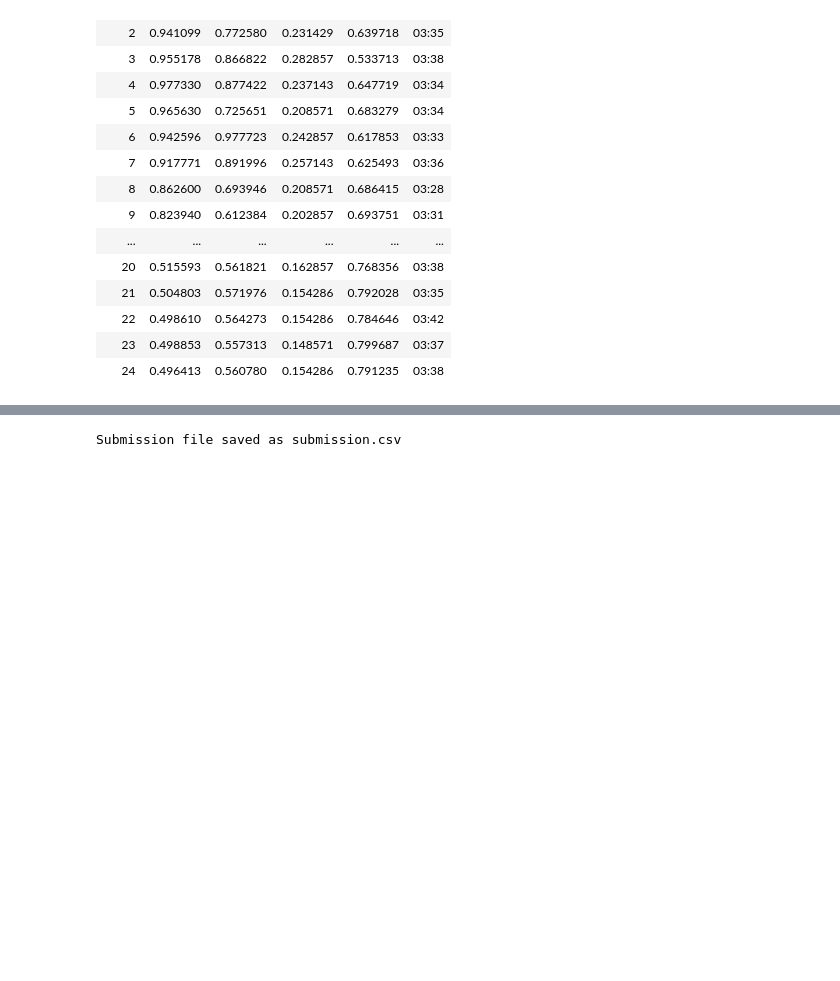
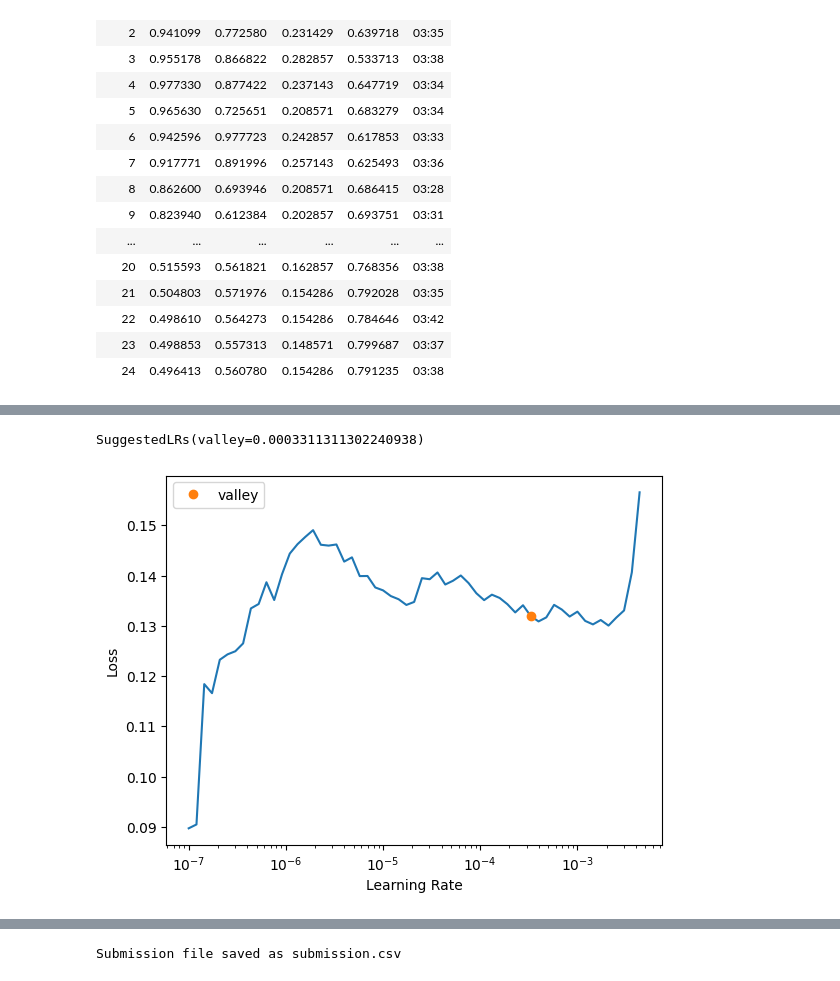
Before and after one commit to rafli-1729/indonesian-heritage-classification, a Jupyter notebook: dsc0084-empat-trio-notebook.ipynb, the cells around one changed output, grey strips where cells are left out. Drawn from its saved outputs; the diff is of its cells as text; code cells hidden in the pictures; blank space fills up the shorter version.

```diff
--- a/dsc0084-empat-trio-notebook.ipynb
+++ b/dsc0084-empat-trio-notebook.ipynb
@@ -122,3 +122,7 @@ learn.fit_one_cycle(25, 1e-3, cbs = MixUp())
 | 22 | 0.498610 | 0.564273 | 0.154286 | 0.784646 | 03:42 |
 | 23 | 0.498853 | 0.557313 | 0.148571 | 0.799687 | 03:37 |
 | 24 | 0.496413 | 0.560780 | 0.154286 | 0.791235 | 03:38 |
+# %%
+learn.unfreeze()
+learn.lr_find()
+# %% [output]
@@ -124,0 +130,2 @@ learn.fit_one_cycle(25, 1e-3, cbs = MixUp())
+SuggestedLRs(valley=0.0003311311302240938)
+[figure, added]
```
Also changed, not shown: parts of 5 cells of this notebook.
